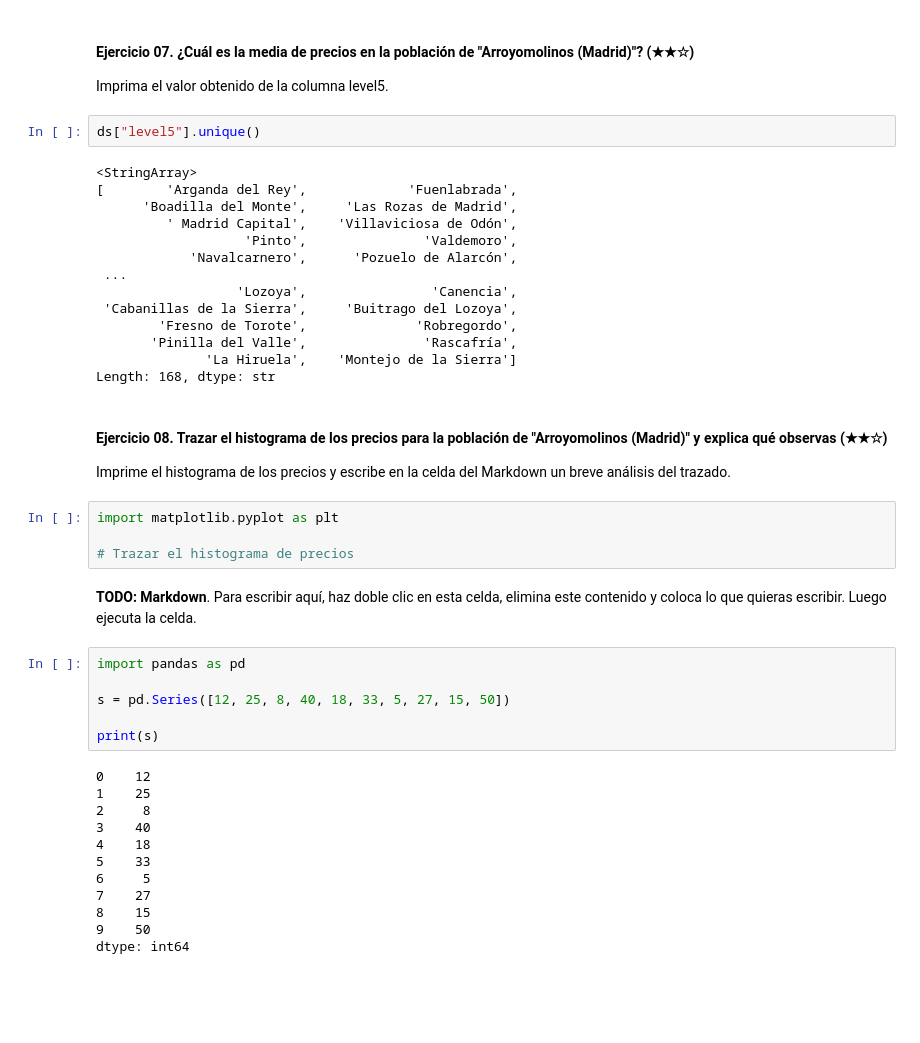
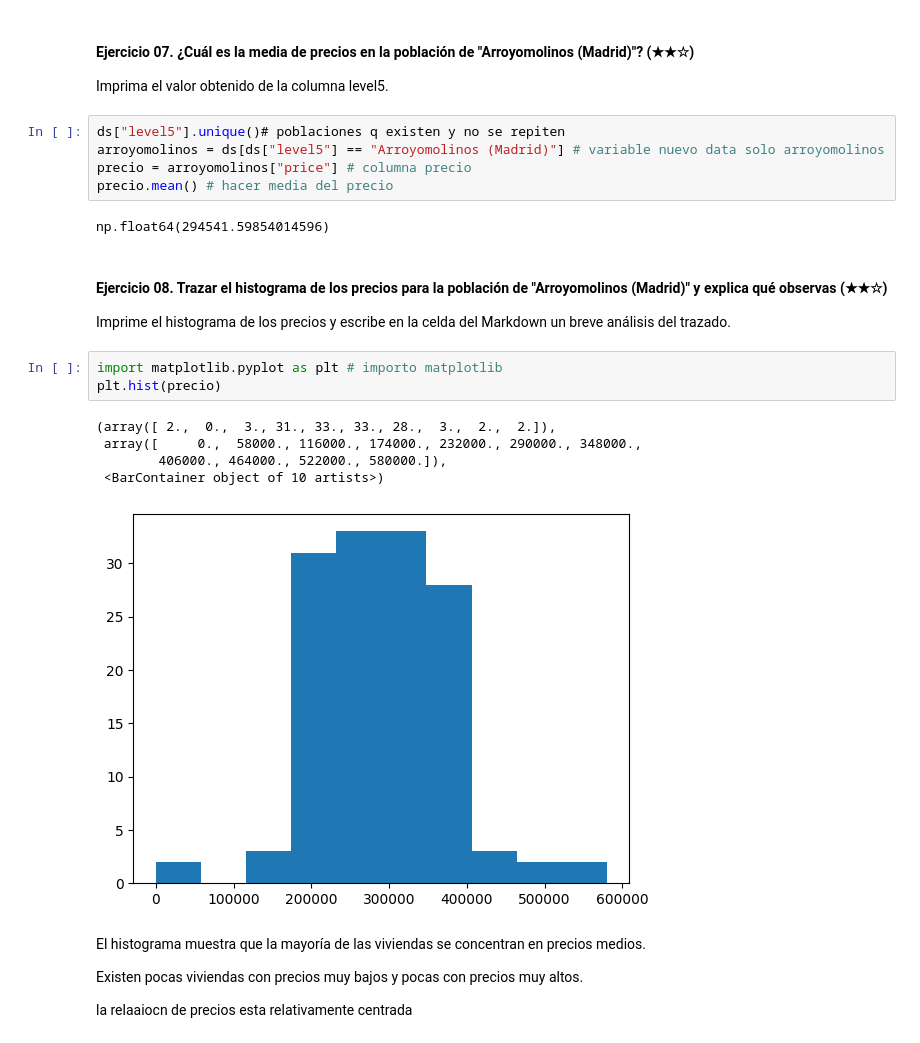
Before and after one commit to sergiocaceresbas/data-clean-up-pandas-for-beginners-project, a Jupyter notebook: project.es.ipynb, the cells around one changed output. Cells and saved outputs as stored; diff of their text form; blank space fills up the shorter version.

Commit message:
completado el proyecto hasta histograma

```diff
--- a/project.es.ipynb
+++ b/project.es.ipynb
@@ -214,46 +239,28 @@ ds.shape
 
 Imprima el valor obtenido de la columna level5.
 # %%
-ds["level5"].unique()
+ds["level5"].unique()# poblaciones q existen y no se repiten
+arroyomolinos = ds[ds["level5"] == "Arroyomolinos (Madrid)"] # variable nuevo data solo arroyomolinos
+precio = arroyomolinos["price"] # columna precio
+precio.mean() # hacer media del precio
 # %% [output]
-<StringArray>
-[        'Arganda del Rey',             'Fuenlabrada',
-      'Boadilla del Monte',     'Las Rozas de Madrid',
-         ' Madrid Capital',    'Villaviciosa de Odón',
-                   'Pinto',               'Valdemoro',
-            'Navalcarnero',      'Pozuelo de Alarcón',
- ...
-                  'Lozoya',                'Canencia',
- 'Cabanillas de la Sierra',     'Buitrago del Lozoya',
-        'Fresno de Torote',              'Robregordo',
-       'Pinilla del Valle',               'Rascafría',
-              'La Hiruela',    'Montejo de la Sierra']
-Length: 168, dtype: str
+np.float64(294541.59854014596)
 # %% [markdown]
 #### Ejercicio 08. Trazar el histograma de los precios para la población de "Arroyomolinos (Madrid)" y explica qué observas (★★☆)
 
 Imprime el histograma de los precios y escribe en la celda del Markdown un breve análisis del trazado.
 # %%
-import matplotlib.pyplot as plt
-
-# Trazar el histograma de precios
+import matplotlib.pyplot as plt # importo matplotlib
+plt.hist(precio)
+# %% [output]
+(array([ 2.,  0.,  3., 31., 33., 33., 28.,  3.,  2.,  2.]),
+ array([     0.,  58000., 116000., 174000., 232000., 290000., 348000.,
+        406000., 464000., 522000., 580000.]),
+ <BarContainer object of 10 artists>)
+[figure, added]
-# %% [markdown]
-**TODO: Markdown**. Para escribir aquí, haz doble clic en esta celda, elimina este contenido y coloca lo que quieras escribir. Luego ejecuta la celda.
-# %%
-import pandas as pd
-
-s = pd.Series([12, 25, 8, 40, 18, 33, 5, 27, 15, 50])
-
-print(s)
-# %% [output]
-0    12
-1    25
-2     8
-3    40
-4    18
-5    33
-6     5
-7    27
-8    15
-9    50
-dtype: int64
+# %% [markdown]
+El histograma muestra que la mayoría de las viviendas se concentran en precios medios.
+
+Existen pocas viviendas con precios muy bajos y pocas con precios muy altos.
+
+la relaaiocn de precios esta relativamente centrada
```
Also changed, not shown: parts of 3 cells of this notebook.
